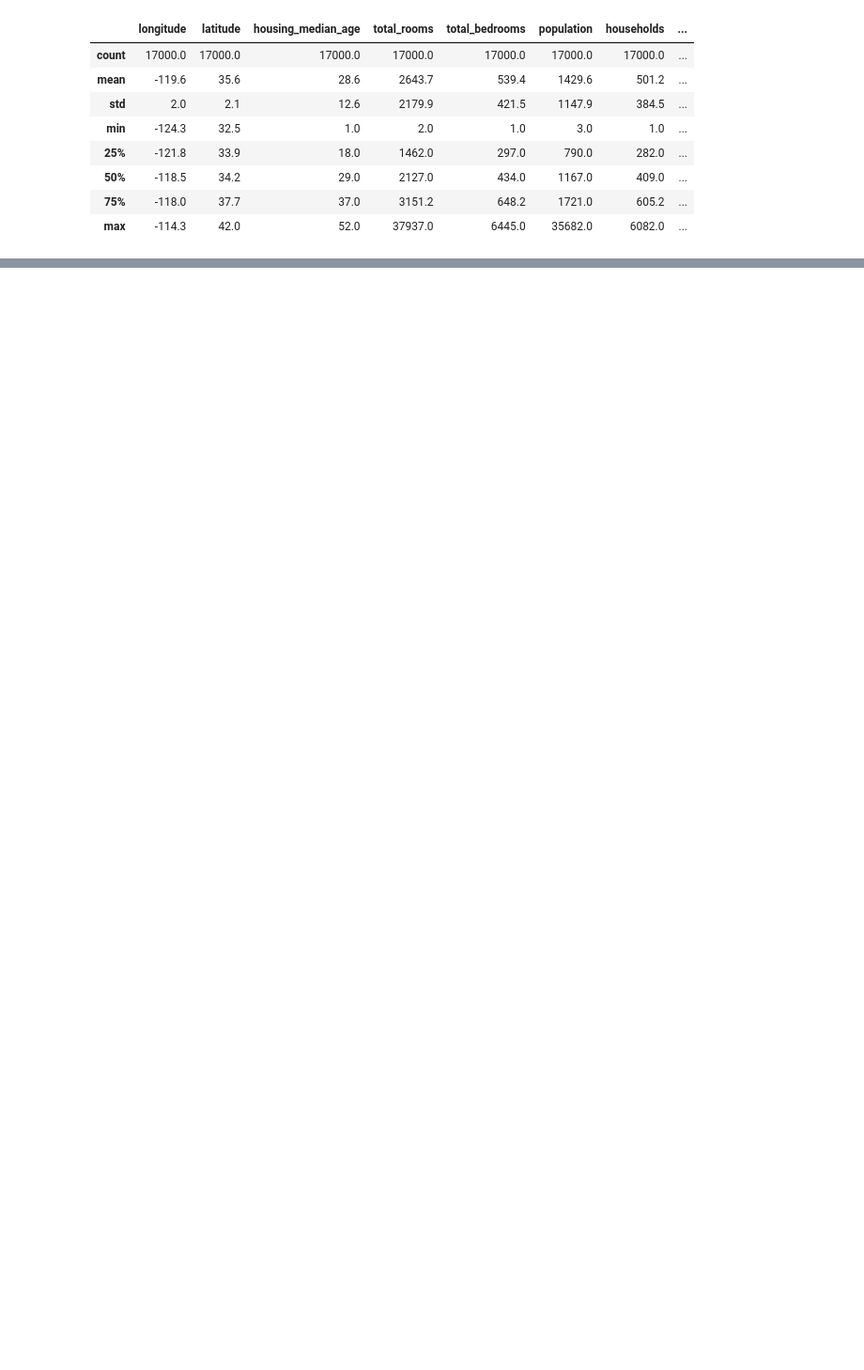
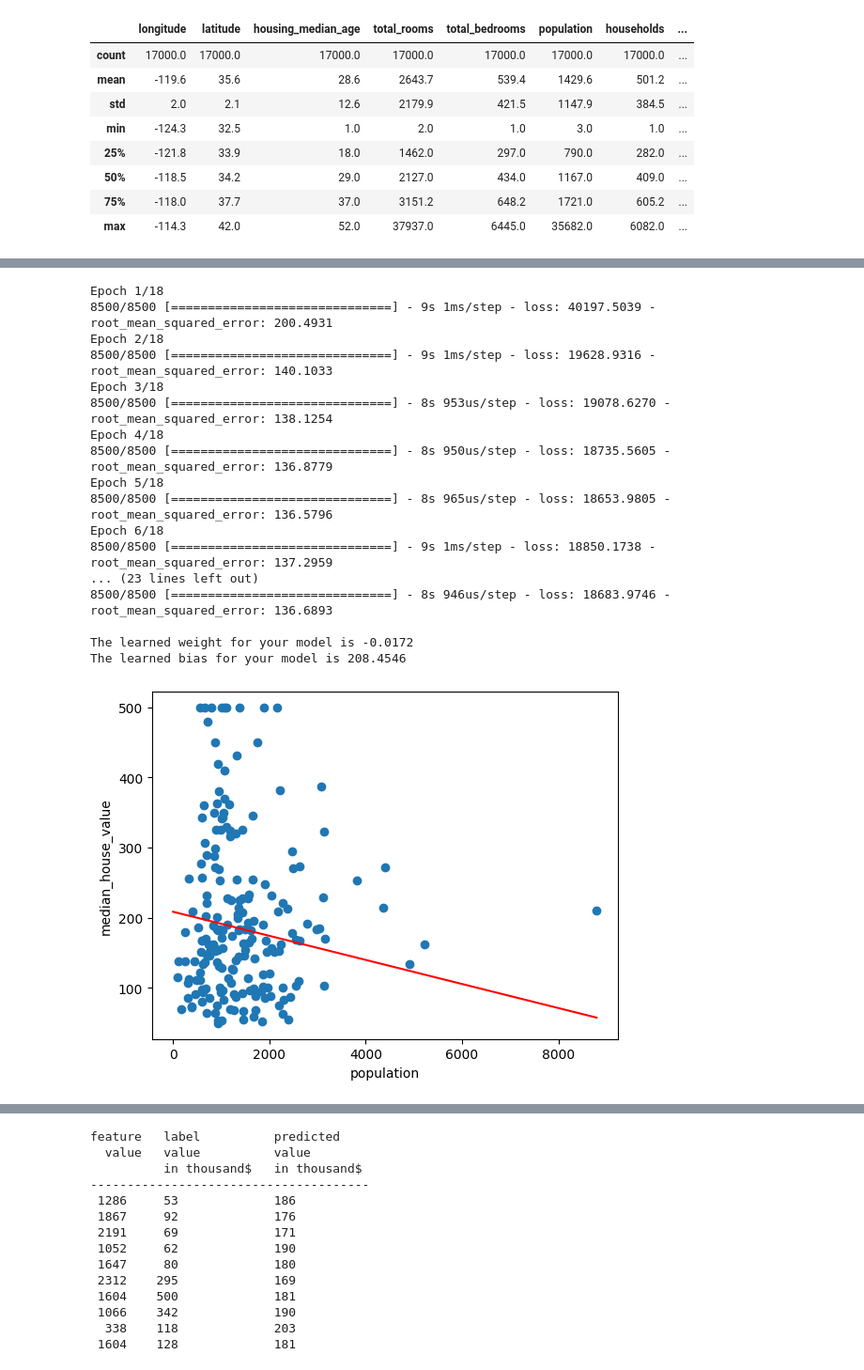
Before and after one commit to peg1163/Introduction_to_data_science, a Jupyter notebook: RLRD.ipynb, the cells around one changed output, grey strips where cells are left out. Shown: that part at 94% size. Saved outputs shown, nothing was run; the diff lists cells and outputs as text; code cells hidden in the pictures; blank space fills up the shorter version.

```diff
--- a/RLRD.ipynb
+++ b/RLRD.ipynb
@@ -193,0 +196,46 @@ feature   label          predicted
+# %%
+learning_rate = 0.05
+epochs = 18
+batch_size = 2
+
+# Specify the feature and the label.
+my_feature = "population"  # the total number of rooms on a specific city block.
+my_label="median_house_value" # the median value of a house on a specific city block.
+# That is, you're going to create a model that predicts house value based
+# solely on total_rooms.
+
+# Discard any pre-existing version of the model.
+my_model = None
+
+# Invoke the functions.
+my_model = build_model(learning_rate)
+weight, bias, epochs, rmse = train_model(my_model, training_df,
+                                         my_feature, my_label,
+                                         epochs, batch_size)
+
+print("\nThe learned weight for your model is %.4f" % weight)
+print("The learned bias for your model is %.4f\n" % bias)
+
+plot_the_model(weight, bias, my_feature, my_label)
+plot_the_loss_curve(epochs, rmse)
+
+predict_house_values(10, my_feature, my_label)
+# %% [output]
+Epoch 1/18
+8500/8500 [==============================] - 9s 1ms/step - loss: 40197.5039 - root_mean_squared_error: 200.4931
+Epoch 2/18
+8500/8500 [==============================] - 9s 1ms/step - loss: 19628.9316 - root_mean_squared_error: 140.1033
+Epoch 3/18
+8500/8500 [==============================] - 8s 953us/step - loss: 19078.6270 - root_mean_squared_error: 138.1254
+Epoch 4/18
+8500/8500 [==============================] - 8s 950us/step - loss: 18735.5605 - root_mean_squared_error: 136.8779
+Epoch 5/18
+8500/8500 [==============================] - 8s 965us/step - loss: 18653.9805 - root_mean_squared_error: 136.5796
+Epoch 6/18
+8500/8500 [==============================] - 9s 1ms/step - loss: 18850.1738 - root_mean_squared_error: 137.2959
+... (23 lines left out)
+8500/8500 [==============================] - 8s 946us/step - loss: 18683.9746 - root_mean_squared_error: 136.6893
+
+The learned weight for your model is -0.0172
+The learned bias for your model is 208.4546
+[figure, added]
@@ -193,0 +243,14 @@ feature   label          predicted
+feature   label          predicted
+  value   value          value
+          in thousand$   in thousand$
+--------------------------------------
+ 1286     53             186
+ 1867     92             176
+ 2191     69             171
+ 1052     62             190
+ 1647     80             180
+ 2312    295             169
+ 1604    500             181
+ 1066    342             190
+  338    118             203
+ 1604    128             181
```
Also changed, not shown: parts of 11 cells of this notebook.
